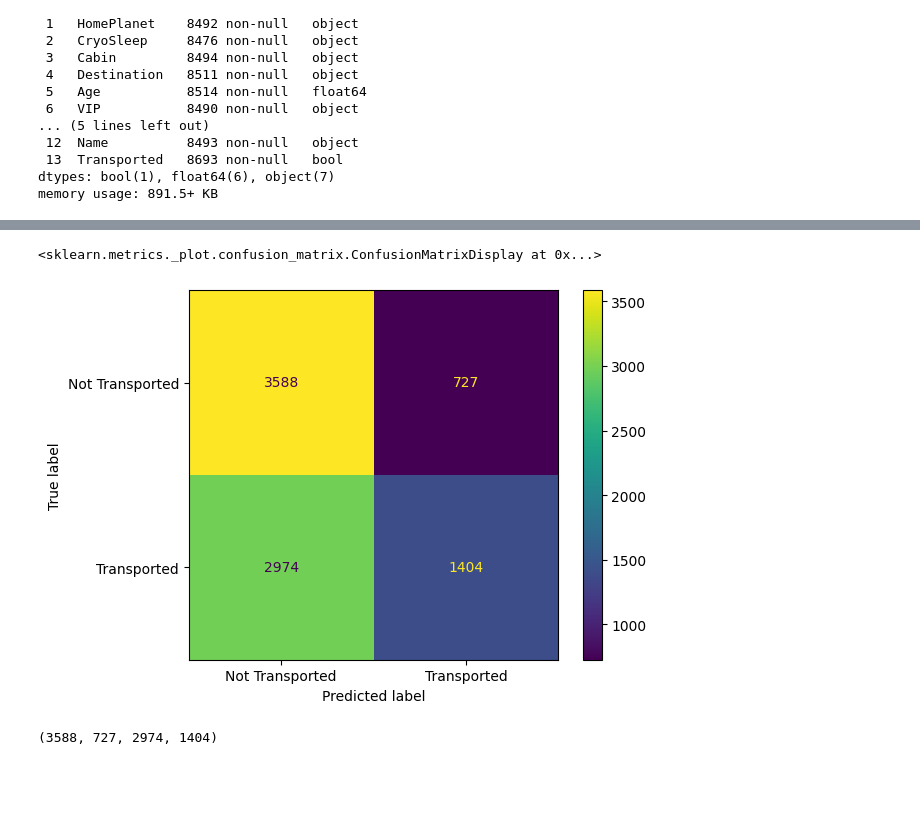
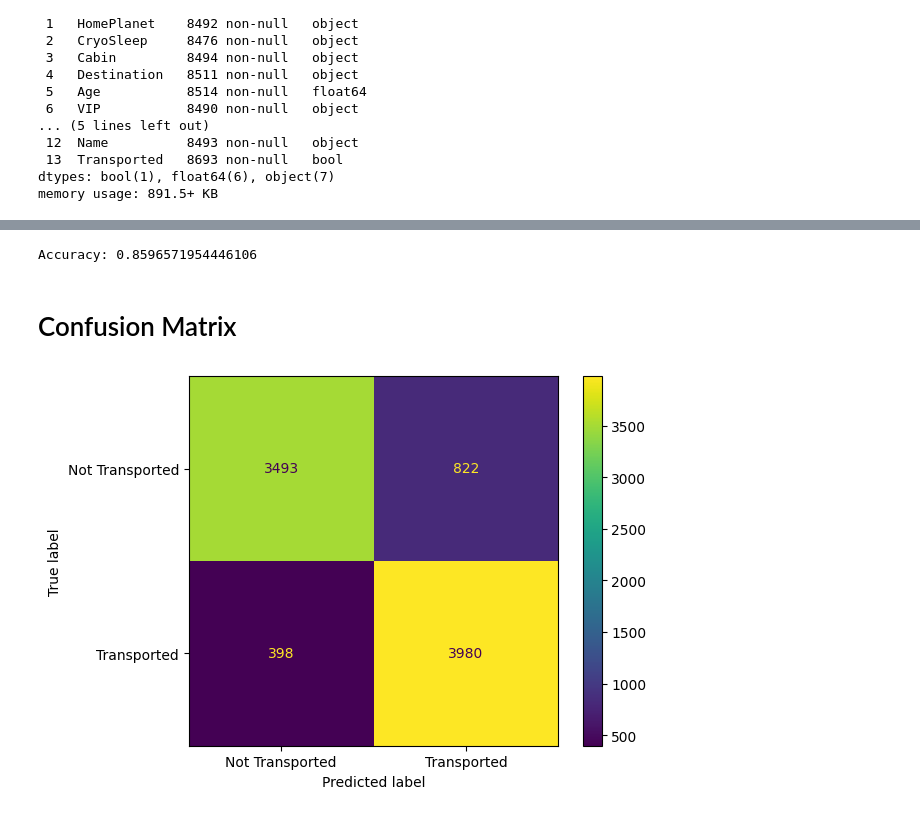
Before and after one commit to shuler7/DataMiningPublic, a Jupyter notebook: SpaceTitanic.ipynb, the cells around one changed output, grey strips where cells are left out. Cells and saved outputs as stored; diff of their text form; code cells hidden in the pictures; blank space fills up the shorter version.

```diff
--- a/SpaceTitanic.ipynb
+++ b/SpaceTitanic.ipynb
@@ -112,2 +46,0 @@ dtype: float64
-# %%
-df["prediction"] = df["HomePlanet"] == "Europa"
@@ -122,16 +47,35 @@ dtype: int64
+# %%
+# Split the data into features and targets
+X = df[['Age','RoomService', 'FoodCourt', 'ShoppingMall', 'Spa', 'VRDeck']]
+Y = df['Transported']
+# %%
+# Build decision tree classifier
+from sklearn.tree import DecisionTreeClassifier
+
+# Create Decision Tree classifer object
+clf = DecisionTreeClassifier()
+
+# Train Decision Tree Classifer
+clf = clf.fit(X,Y)
+# %%
+X_test = df[['Age','RoomService', 'FoodCourt', 'ShoppingMall', 'Spa', 'VRDeck']]
+Y_test = df['Transported']
+Y_pred = clf.predict(X_test)
+# %%
+# Model Accuracy, how often is the classifier correct?
+from sklearn import metrics
+print("Accuracy:",metrics.accuracy_score(Y_test, Y_pred))
+# %% [output]
+Accuracy: 0.8596571954446106
+# %% [markdown]
+# Confusion Matrix
 # %%
 from sklearn.metrics import confusion_matrix, ConfusionMatrixDisplay
-
-cm = confusion_matrix( df["Transported"], df["prediction"])
+cm = confusion_matrix( Y_test, Y_pred)
 ConfusionMatrixDisplay( cm, display_labels=["Not Transported", "Transported"]).plot()
+tn, fp, fn, tp = cm.ravel()
 # %% [output]
-<sklearn.metrics._plot.confusion_matrix.ConfusionMatrixDisplay at 0x...>
-[figure, old version]
+[figure, new version]
-# %%
-tn, fp, fn, tp = cm.ravel()
-tn, fp, fn, tp
-# %% [output]
-(3588, 727, 2974, 1404)
 # %%
 # True Positive Rate Recall / Sensitivity : the proportion of the positives that were detected
 # tp / (tp + fn)
```
Also changed, not shown: parts of 22 cells of this notebook.
